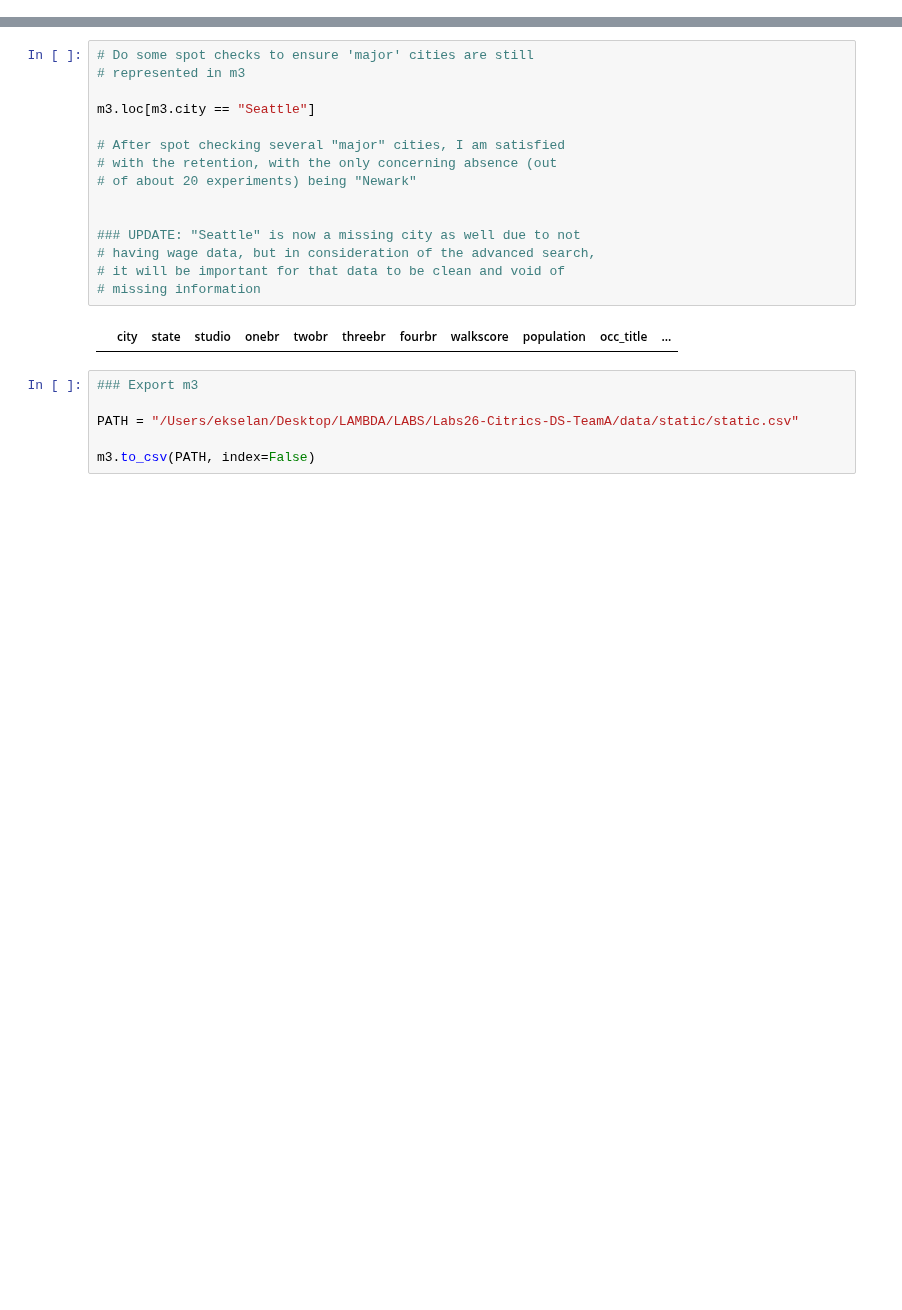
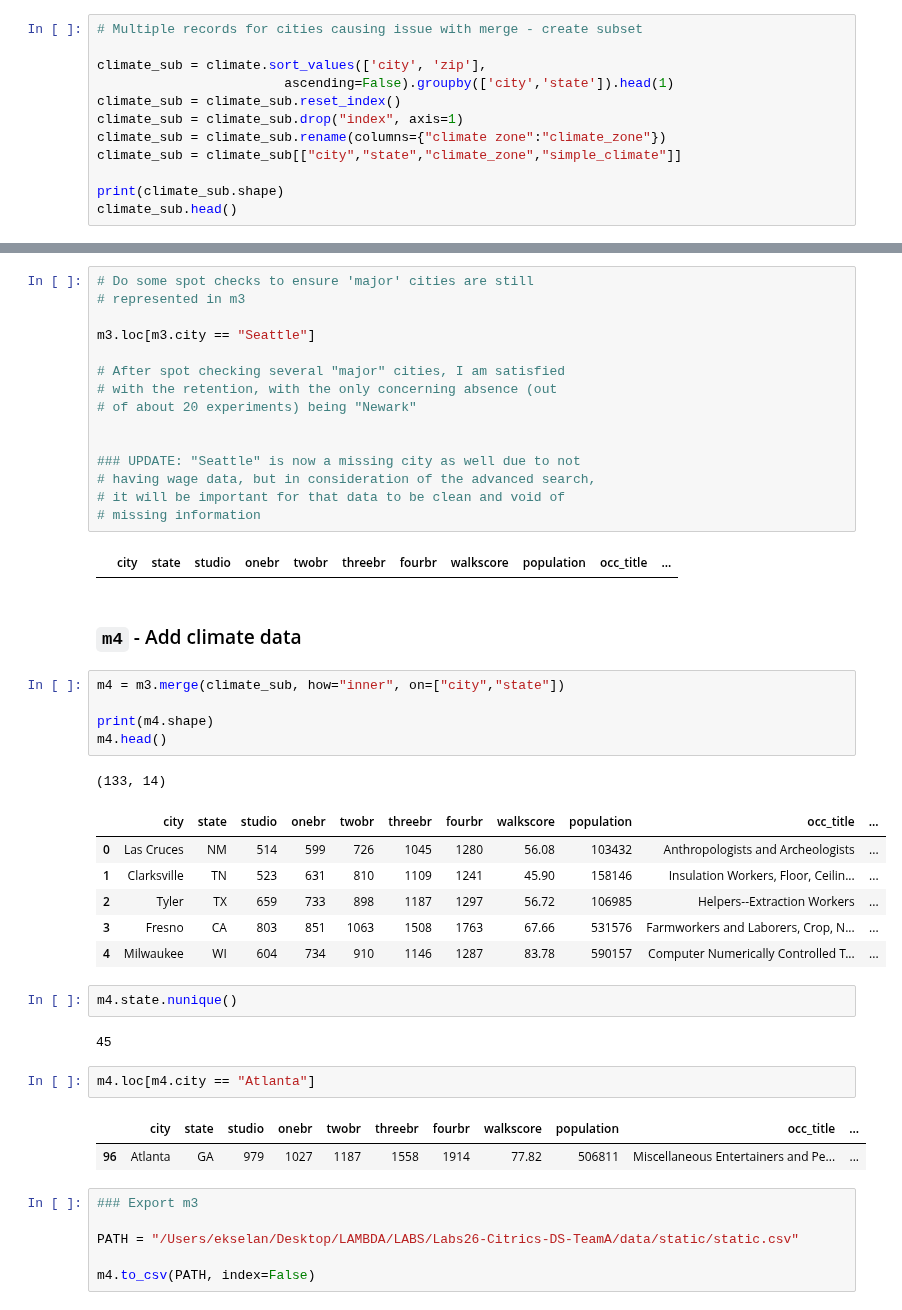
Before and after one commit to BloomTech-Labs/Labs26-Citrics-DS-TeamA, a Jupyter notebook: development/notebooks/static_dev.ipynb, the cells around one changed output, grey strips where cells are left out. Drawn from its saved outputs; the diff is of its cells as text; blank space fills up the shorter version.

```diff
--- a/development/notebooks/static_dev.ipynb
+++ b/development/notebooks/static_dev.ipynb
@@ -221,0 +370,12 @@ census.loc[(census.city == "Baltimore") & (census.state == "MD")]
+# %%
+# Multiple records for cities causing issue with merge - create subset
+
+climate_sub = climate.sort_values(['city', 'zip'],
+                        ascending=False).groupby(['city','state']).head(1)
+climate_sub = climate_sub.reset_index()
+climate_sub = climate_sub.drop("index", axis=1)
+climate_sub = climate_sub.rename(columns={"climate zone":"climate_zone"})
+climate_sub = climate_sub[["city","state","climate_zone","simple_climate"]]
+
+print(climate_sub.shape)
+climate_sub.head()
@@ -469,9 +641,33 @@ m3.loc[m3.city == "Seattle"]
 # missing information
 # %% [output]
 |  | city | state | studio | onebr | twobr | threebr | fourbr | walkscore | population | occ_title | ... |
+# %% [markdown]
+### `m4` - Add climate data
+# %%
+m4 = m3.merge(climate_sub, how="inner", on=["city","state"])
+
+print(m4.shape)
+m4.head()
+# %% [output]
+(133, 14)
+|  | city | state | studio | onebr | twobr | threebr | fourbr | walkscore | population | occ_title | ... |
+| 0 | Las Cruces | NM | 514 | 599 | 726 | 1045 | 1280 | 56.08 | 103432 | Anthropologists and Archeologists | ... |
+| 1 | Clarksville | TN | 523 | 631 | 810 | 1109 | 1241 | 45.90 | 158146 | Insulation Workers, Floor, Ceilin... | ... |
+| 2 | Tyler | TX | 659 | 733 | 898 | 1187 | 1297 | 56.72 | 106985 | Helpers--Extraction Workers | ... |
+| 3 | Fresno | CA | 803 | 851 | 1063 | 1508 | 1763 | 67.66 | 531576 | Farmworkers and Laborers, Crop, N... | ... |
+| 4 | Milwaukee | WI | 604 | 734 | 910 | 1146 | 1287 | 83.78 | 590157 | Computer Numerically Controlled T... | ... |
+# %%
+m4.state.nunique()
+# %% [output]
+45
+# %%
+m4.loc[m4.city == "Atlanta"]
+# %% [output]
+|  | city | state | studio | onebr | twobr | threebr | fourbr | walkscore | population | occ_title | ... |
+| 96 | Atlanta | GA | 979 | 1027 | 1187 | 1558 | 1914 | 77.82 | 506811 | Miscellaneous Entertainers and Pe... | ... |
 # %%
 ### Export m3
 
 PATH = "/Users/ekselan/Desktop/LAMBDA/LABS/Labs26-Citrics-DS-TeamA/data/static/static.csv"
 
-m3.to_csv(PATH, index=False)
+m4.to_csv(PATH, index=False)
```
Also changed, not shown: parts of 18 cells of this notebook.
